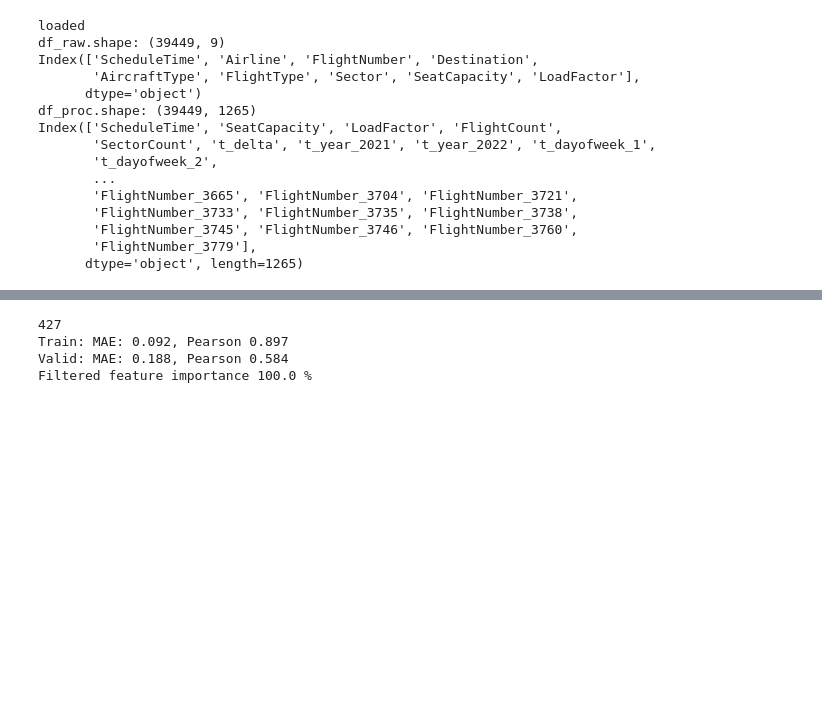
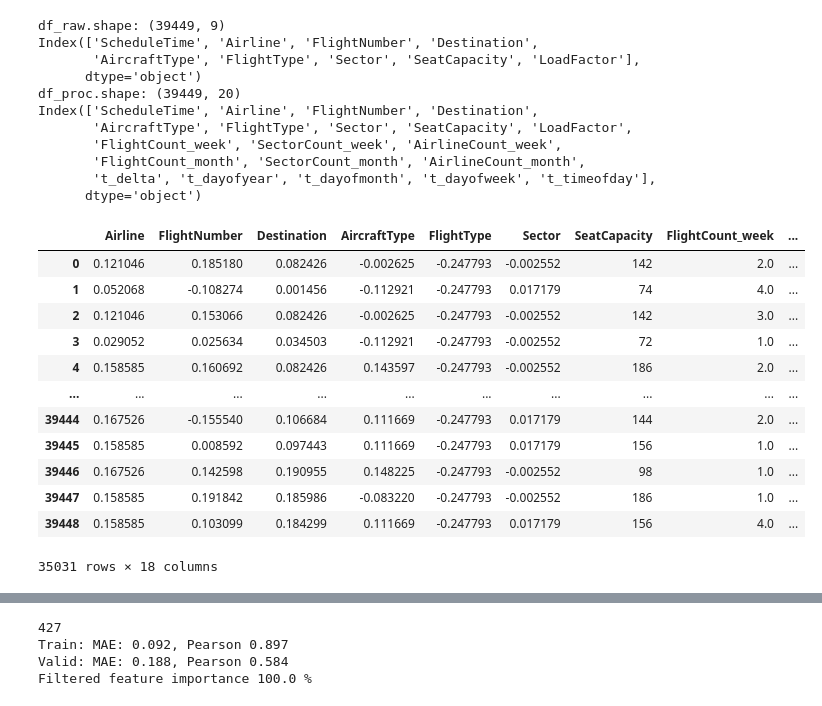
Before and after one commit to Magnushhoie/02852_Copenhagen_Optimization_Case, a Jupyter notebook: notebooks/mh_1_eda.ipynb, the cells around one changed output, grey strips where cells are left out. Cells and saved outputs as stored; diff of their text form; code cells hidden in the pictures; blank space fills up the shorter version.

```diff
--- a/notebooks/mh_1_eda.ipynb
+++ b/notebooks/mh_1_eda.ipynb
@@ -24,6 +23,11 @@ The autoreload extension is already loaded. To reload it, use:
 data_path = Path("../", "data")
 df_raw_realized = pd.read_excel(Path(data_path,  "Realized_Schedule_20210101-20220228.xlsx"))
 df_raw_future = pd.read_excel(Path(data_path, "Future_Schedule_20220301-20220331.xlsx"))
+
+# String conversion
+cat_cols = ["FlightNumber", "Destination", "Airline", "Sector", "FlightType", "AircraftType"]
+df_raw_realized[cat_cols] = df_raw_realized[cat_cols].astype(str)
+df_raw_future[cat_cols] = df_raw_future[cat_cols].astype(str)
 # %%
 # Model for handling data
 class DataModel():
@@ -31,7 +35,7 @@ class DataModel():
     Class for loading, processing and training ML models on Daylio exported CSV file
     """
     def __init__(self, df_raw, verbose=1):
-        self.end_time = "2022-03-31"
+        self.start_time = "2021-01-01"
         self.time_col = "ScheduleTime"
 
         self.df_raw = df_raw
@@ -44,7 +48,7 @@ class DataModel():
         self.X_valid = None
         self.y_valid = None
 
-    def preprocess(self, cat_cols, exclude_cols, norm_cols):
+    def preprocess(self, cat_cols):
         df_proc = self.df_raw.copy()
         print(f"df_raw.shape: {df_proc.shape}")
         print(df_proc.columns)
@@ -56,53 +60,65 @@ class DataModel():
         df_proc = add_flight_counts(df_proc)
 
         # Add feature how close to ending date range 0-1 (1 is end date)
-        df_proc = add_time_delta(df_proc, end_time=self.end_time, time_col=self.time_col)
+        df_proc = add_time_delta(df_proc, start_time=self.start_time, time_col=self.time_col)
 
         # Create one-hot encoded time features
         df_proc = add_date_features(df_proc, self.time_col)
 
         # One-hot encode other features
         cat_cols = ["Destination", "Airline", "Sector", "FlightType", "AircraftType", "FlightNumber"]
-        df_proc = add_cat_features(df_proc, cat_cols)
+        df_proc = map_cat_as_numerical(df_proc, cat_cols, target_col="LoadFactor")
 
         # Exclude columns
-        exclude_cols = ["Airline", "FlightNumber"]
-        df_proc = remove_columns(df_proc, exclude_cols)
+        #exclude_cols = ["Airline", "FlightNumber"]
+        #df_proc = remove_columns(df_proc, exclude_cols)
 
         # Normalize
-        norm_cols = ["SeatCapacity"]
-        df_proc = normalize_minmax_cols(df_proc, norm_cols)
+        #norm_cols = ["SeatCapacity"]
+        #df_proc = normalize_minmax_cols(df_proc, norm_cols)
 
         self.df_proc = df_proc
         print(f"df_proc.shape: {df_proc.shape}")
         print(df_proc.columns)
 
-    def get_trainval(self, val_months, val_year, exclude_cols):
+    def get_trainval(self, val_months, val_years):
 
-        X_train, y_train, X_val, y_val = create_trainval(self.df_proc, val_months, val_year, exclude_cols)
+        X_train, y_train, X_val, y_val = create_trainval(self.df_proc, val_months, val_years)
 
         return X_train, y_train, X_val, y_val
 # %%
-df_raw = df_raw_realized
+df_raw = df_raw_realized.copy()
 datamodel = DataModel(df_raw)
 
 cat_cols = ["Destination", "Airline", "Sector", "FlightType", "AircraftType"]
-exclude_cols = ["Airline", "FlightNumber"]
-norm_cols = ["SeatCapacity"]
-datamodel.preprocess(cat_cols, exclude_cols, norm_cols)
+datamodel.preprocess(cat_cols)
+
+val_months = [11]
+val_years = [2021]
+X_train, y_train, X_val, y_val = datamodel.get_trainval(val_months, val_years)
+X_train
 # %% [output]
-loaded
 df_raw.shape: (39449, 9)
 Index(['ScheduleTime', 'Airline', 'FlightNumber', 'Destination',
        'AircraftType', 'FlightType', 'Sector', 'SeatCapacity', 'LoadFactor'],
       dtype='object')
-df_proc.shape: (39449, 1265)
-Index(['ScheduleTime', 'SeatCapacity', 'LoadFactor', 'FlightCount',
-       'SectorCount', 't_delta', 't_year_2021', 't_year_2022', 't_dayofweek_1',
-       't_dayofweek_2',
-       ...
-       'FlightNumber_3665', 'FlightNumber_3704', 'FlightNumber_3721',
-       'FlightNumber_3733', 'FlightNumber_3735', 'FlightNumber_3738',
-       'FlightNumber_3745', 'FlightNumber_3746', 'FlightNumber_3760',
-       'FlightNumber_3779'],
-      dtype='object', length=1265)
+df_proc.shape: (39449, 20)
+Index(['ScheduleTime', 'Airline', 'FlightNumber', 'Destination',
+       'AircraftType', 'FlightType', 'Sector', 'SeatCapacity', 'LoadFactor',
+       'FlightCount_week', 'SectorCount_week', 'AirlineCount_week',
+       'FlightCount_month', 'SectorCount_month', 'AirlineCount_month',
+       't_delta', 't_dayofyear', 't_dayofmonth', 't_dayofweek', 't_timeofday'],
+      dtype='object')
+|  | Airline | FlightNumber | Destination | AircraftType | FlightType | Sector | SeatCapacity | FlightCount_week | ... |
+| 0 | 0.121046 | 0.185180 | 0.082426 | -0.002625 | -0.247793 | -0.002552 | 142 | 2.0 | ... |
+| 1 | 0.052068 | -0.108274 | 0.001456 | -0.112921 | -0.247793 | 0.017179 | 74 | 4.0 | ... |
+| 2 | 0.121046 | 0.153066 | 0.082426 | -0.002625 | -0.247793 | -0.002552 | 142 | 3.0 | ... |
+| 3 | 0.029052 | 0.025634 | 0.034503 | -0.112921 | -0.247793 | -0.002552 | 72 | 1.0 | ... |
+| 4 | 0.158585 | 0.160692 | 0.082426 | 0.143597 | -0.247793 | -0.002552 | 186 | 2.0 | ... |
+| ... | ... | ... | ... | ... | ... | ... | ... | ... | ... |
+| 39444 | 0.167526 | -0.155540 | 0.106684 | 0.111669 | -0.247793 | 0.017179 | 144 | 2.0 | ... |
+| 39445 | 0.158585 | 0.008592 | 0.097443 | 0.111669 | -0.247793 | 0.017179 | 156 | 1.0 | ... |
+| 39446 | 0.167526 | 0.142598 | 0.190955 | 0.148225 | -0.247793 | -0.002552 | 98 | 1.0 | ... |
+| 39447 | 0.158585 | 0.191842 | 0.185986 | -0.083220 | -0.247793 | -0.002552 | 186 | 1.0 | ... |
+| 39448 | 0.158585 | 0.103099 | 0.184299 | 0.111669 | -0.247793 | 0.017179 | 156 | 4.0 | ... |
+35031 rows × 18 columns
```
Also changed, not shown: parts of 8 cells of this notebook, 2 other files.
